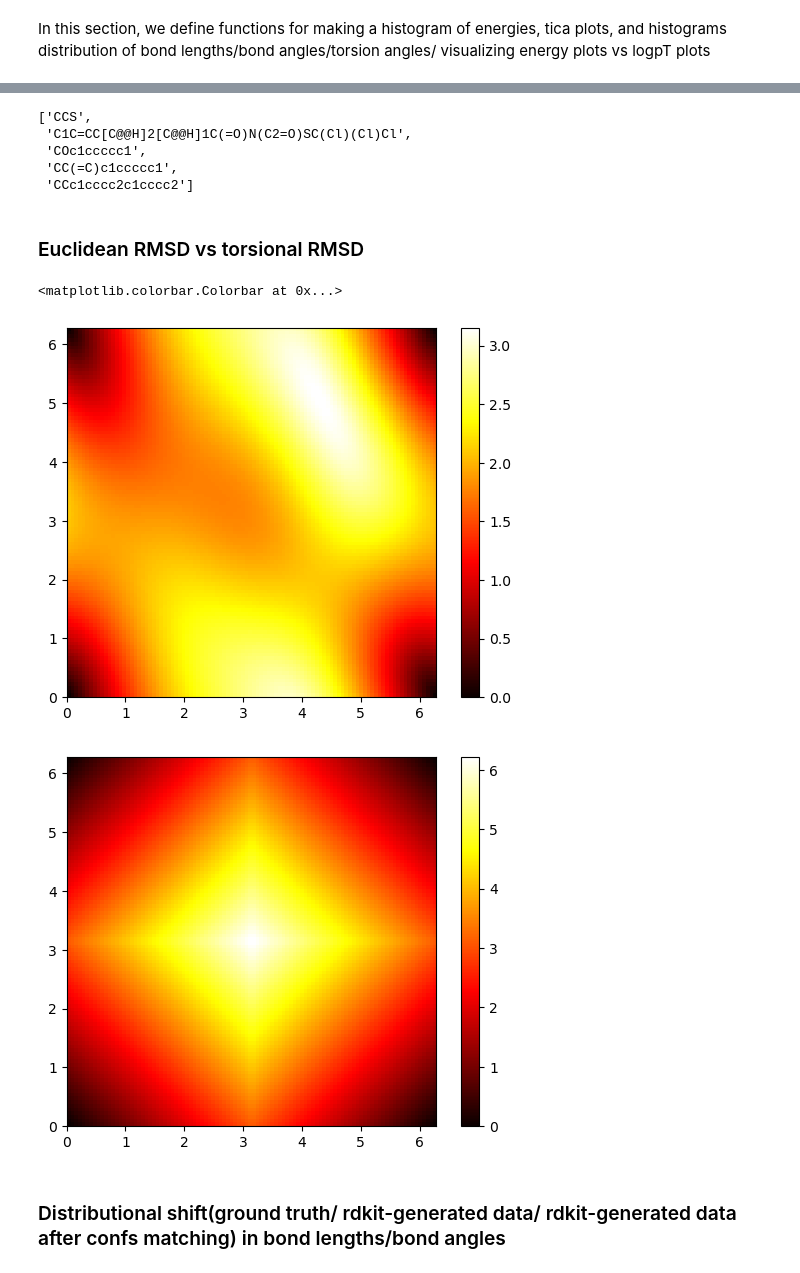
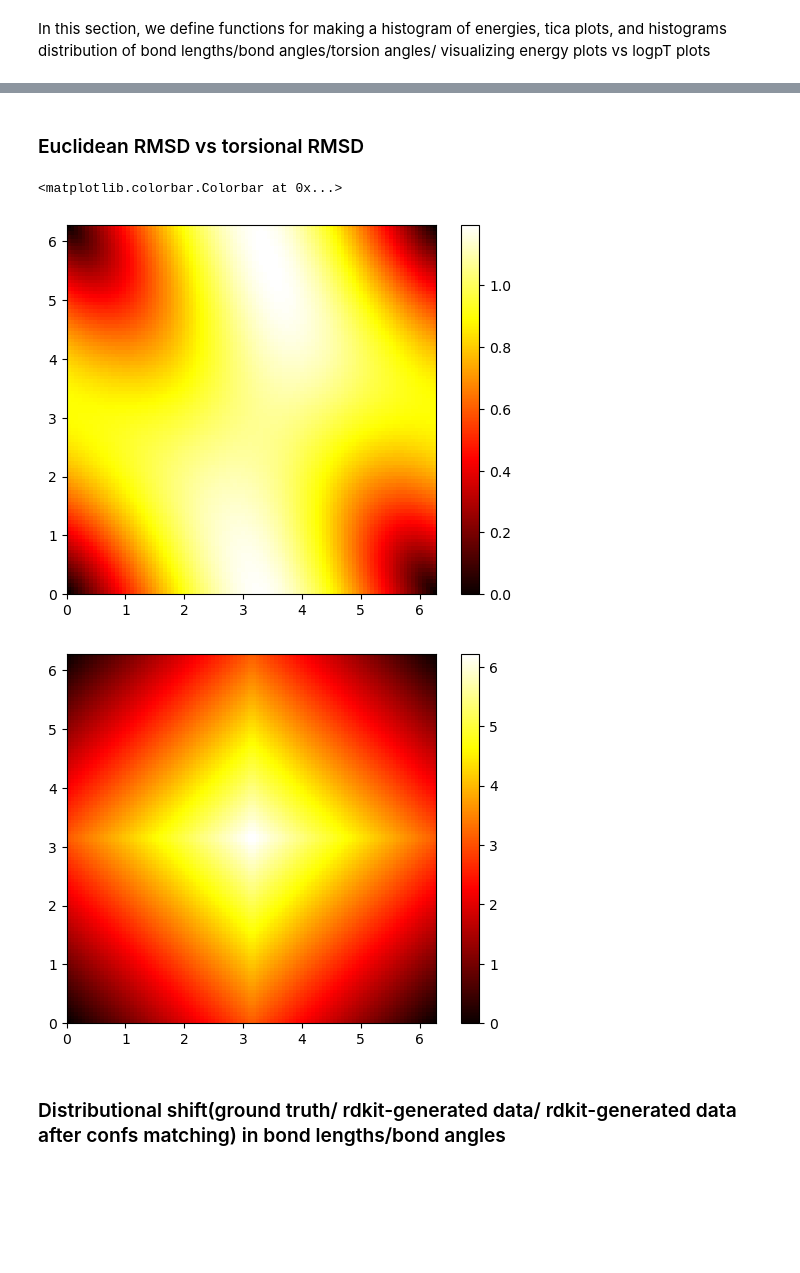
Before and after one commit to LenaNehale/torsional-diffusion, a Jupyter notebook: playground.ipynb, the cells around one changed output, grey strips where cells are left out. Saved outputs shown, nothing was run; the diff lists cells and outputs as text; code cells hidden in the pictures; blank space fills up the shorter version.

```diff
--- a/playground.ipynb
+++ b/playground.ipynb
@@ -512,8 +361,0 @@ tensor([-2.9366, -5.8540])
-# %%
-smis
-# %% [output]
-['CCS',
- 'C1C=CC[C@@H]2[C@@H]1C(=O)N(C2=O)SC(Cl)(Cl)Cl',
- 'COc1ccccc1',
- 'CC(=C)c1ccccc1',
- 'CCc1cccc2c1cccc2']
@@ -522,17 +362,18 @@ make_localstructures_hist(smis, mols_rand, mols_gen, mols_md, exp_path, label =
 # %% [markdown]
 ### Euclidean RMSD vs torsional RMSD
 # %%
-dummy_data_batch = pickle.load(open('dummy_data_batch.pkl', 'rb'))
-rmsds,torsion_angles_dists  = get_rmsd_torsiondist(dummy_data_batch[0] , ix0 = 0, ix1 = 1)
+smi =  'COc1ccccc1'
+data = make_dataset_from_smi([smi], init_positions_path= "/home/mila/l/lena-nehale.ezzine/ai4mols/torsional-diffusion/data/md_trajs_dict.pkl" , n_local_structures = 1)[0][0]
+rmsds,torsion_angles_dists  = get_rmsd_torsiondist(data , ix0 = 0, ix1 = 1)
 plt.figure()
 plt.imshow(rmsds, extent=(0, 2*np.pi, 0, 2*np.pi), origin='lower', cmap='hot', interpolation='nearest')
 plt.colorbar()
 plt.figure()
 plt.imshow(torsion_angles_dists, extent=(0, 2*np.pi, 0, 2*np.pi), origin='lower', cmap='hot', interpolation='nearest')
 plt.colorbar()
 # %% [output]
 <matplotlib.colorbar.Colorbar at 0x...>
-[figure, old version]
+[figure, new version]
 [figure]
 # %% [markdown]
 ### Distributional shift(ground truth/ rdkit-generated data/ rdkit-generated data after confs matching) in bond lengths/bond angles
```
Also changed, not shown: parts of 20 cells of this notebook, 10 other files.
